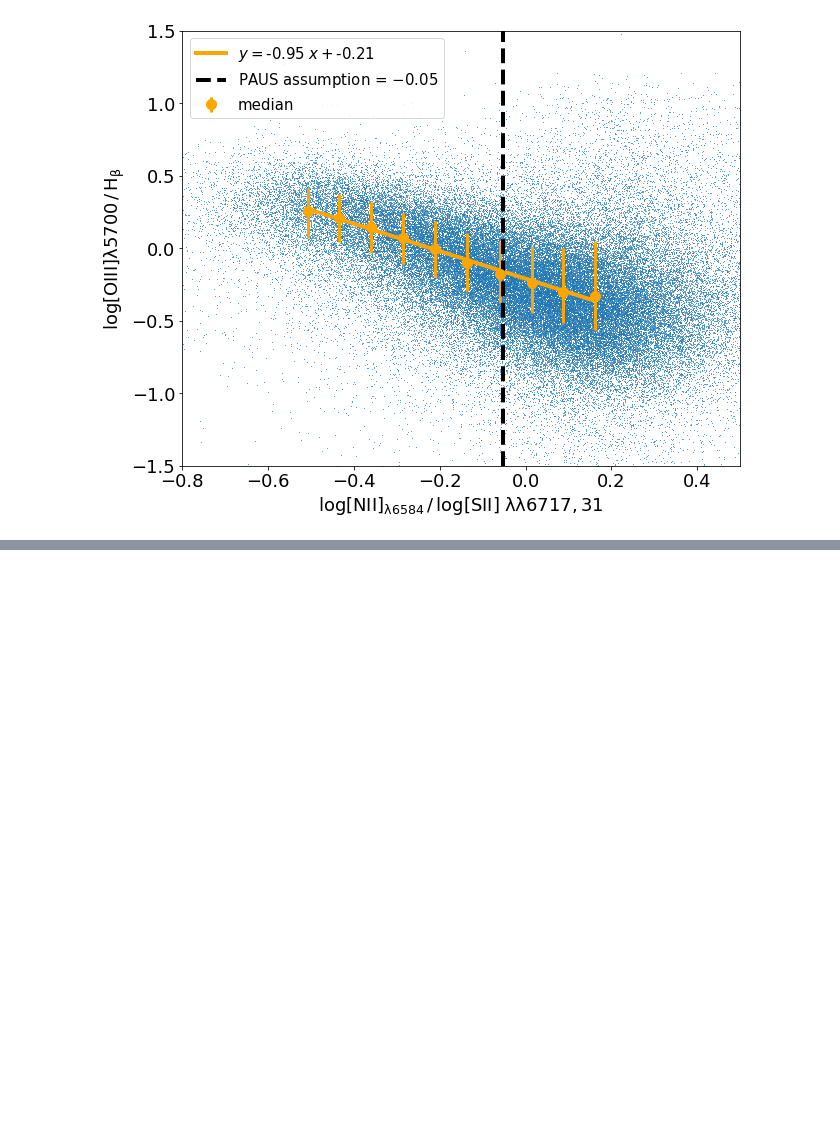
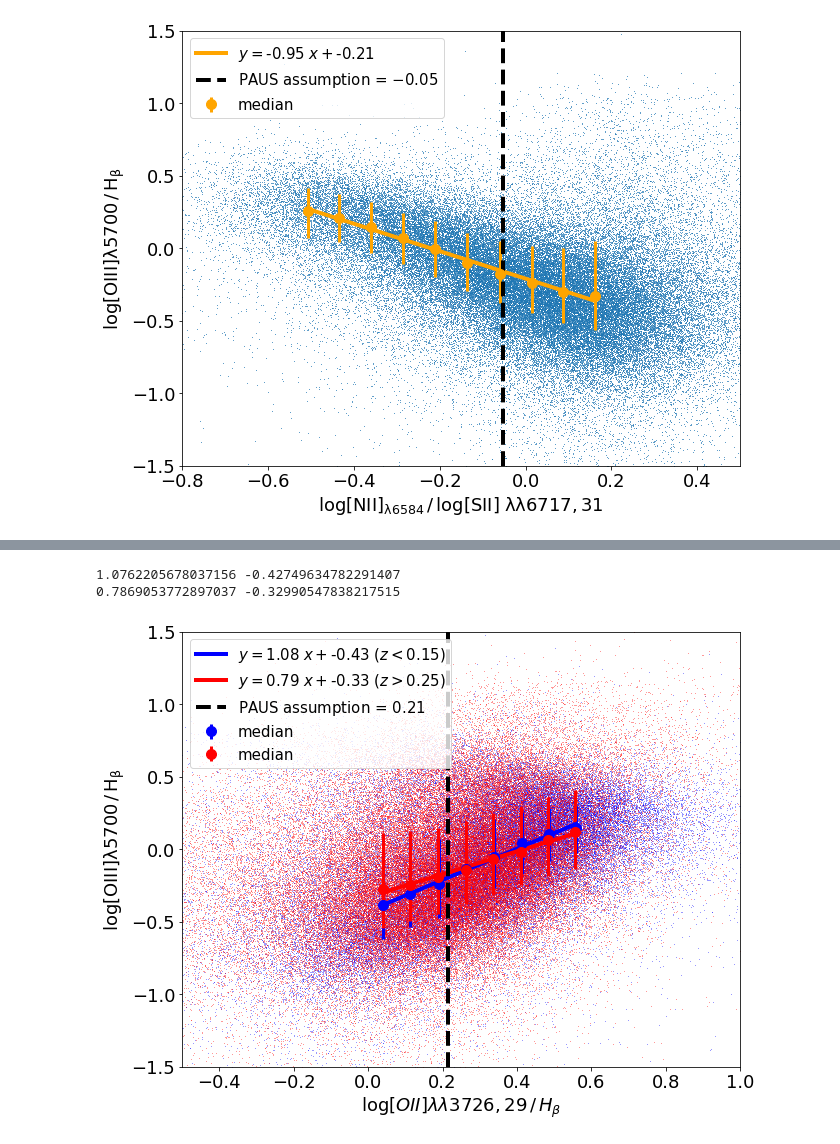
Before and after one commit to GiorgioManzoni/PAUS_code, a Jupyter notebook: 020_BPT.ipynb, the cells around one changed output, grey strips where cells are left out. Saved outputs shown, nothing was run; the diff lists cells and outputs as text; code cells hidden in the pictures; blank space fills up the shorter version.

```diff
--- a/020_BPT.ipynb
+++ b/020_BPT.ipynb
@@ -55,3 +55,3 @@ oiiihb = em.getCol('OIIIR_HB')
 # %%
-z = em.getCol('Z')
+z_ = em.getCol('Z')
 # %%
@@ -843,0 +886,65 @@ NameError: name 'Z' is not defined
+# %%
+matplotlib.rcParams.update({'font.size': 18})
+plt.figure(figsize=(10,8))
+
+zt1 = 0.15
+zt2 = 0.25
+sel_z1 = np.where(Z<zt1)
+sel_z2 = np.where(Z>zt2)
+
+
+x = np.linspace(-2,1,100)
+y_2 = 0.72/(x - 0.32)+1.30 # x = log([SII]6717,31/Ha)
+
+y_inv = np.linspace(-1.5,1.5,100)
+x_inv = 0.32 + (0.72/(y_inv-1.30))
+x_inv_mod = 0.2 + (0.72/(y_inv-1.3))
+
+x_inv_2 = -0.75*(y_inv+0.1)**2-0.4
+
+##################### here there was written uncorrectly NIIR_NPEG==0 and I am currently trying to include SDSS data
+select_good_OII = np.where((SN>4)&(NQ>2)&(IS_BEST==1)&((SURVEY=='GAMA')|(SURVEY=='SDSS'))&(OIIR_NPEG==0)&(OII_tot>0)&(OIIIR_>0))
+
+x_data_1 = np.log10(OII_tot/F_Hb)[select_good_OII and sel_z1]
+y_data_1 = np.log10(OIIIR/F_Hb)[select_good_OII and sel_z1]
+
+xx,yy,ey1,ey2 = median_in_bins_err(x_data_1,y_data_1,0.,0.6,8)
+m_1,q_1 = polyfit(xx,yy,1)
+print m_1,q_1
+plt.plot(x_data_1,y_data_1,',',alpha=0.4,zorder=0,c='blue')
+plt.plot(xx, m_1*xx+q_1,lw=4,label=r'$y =$'+str(round(m_1,2))+r'$\; x +$'+str(round(q_1,2))+r' ($z<$'+str(round(zt1,2))+')',color='blue')
+plt.errorbar(xx,yy,yerr=[ey1,ey2],fmt=".",markersize=20,elinewidth=3,color='blue',label ='median')
+
+
+x_data_2 = np.log10(OII_tot/F_Hb)[select_good_OII and sel_z2]
+y_data_2 = np.log10(OIIIR/F_Hb)[select_good_OII and sel_z2]
+
+
+xxx,yyy,eey1,eey2 = median_in_bins_err(x_data_2,y_data_2,0.,0.6,8)
+m_2,q_2 = polyfit(xxx,yyy,1)
+print m_2,q_2
+plt.plot(x_data_2,y_data_2,',',alpha=0.4,zorder=0,c='red')
+plt.plot(xx, m_2*xx+q_2,lw=4,label=r'$y =$'+str(round(m_2,2))+r'$\; x +$'+str(round(q_2,2))+r' ($z>$'+str(round(zt2,2))+')',color='red')
+plt.errorbar(xxx,yyy,yerr=[eey1,eey2],fmt=".",markersize=20,elinewidth=3,color='red',label ='median')
+
+
+plt.ylim(-1.5,1.5)
+plt.xlim(-0.5,1.)
+plt.ylabel(r'$\log \rm{[OIII]}\lambda 5700 \, / \, H_{\beta}$')
+plt.xlabel(r'$\log [OII]\lambda\lambda 3726,29 \, / \, H_{\beta}$')
+
+
+#plt.plot(x_inv_2,y_inv,lw = 2,c='b',label =r'$y^2$ relation',ls='dotted')
+
+PAUS_RATIO = np.log10(1./0.61)
+plt.axvline(PAUS_RATIO,c='k',ls='dashed',label=r'PAUS assumption = $'+str(round(PAUS_RATIO,2))+'$',lw=4)
+
+
+#plt.plot(x[x<0.32],y_2[x<0.32],lw=4,label=r'Kewley+01',c='r')
+plt.legend(loc=2,fontsize='small')
+#plt.savefig('../plots/20/OII_Hb_OIII_Hb_GAMA_BPT_fit_straight_redshift.png')
+plt.show()
+# %% [output]
+1.0762205678037156 -0.42749634782291407
+0.7869053772897037 -0.32990547838217515
+[figure, added]
```
Also changed, not shown: parts of 18 cells of this notebook.
